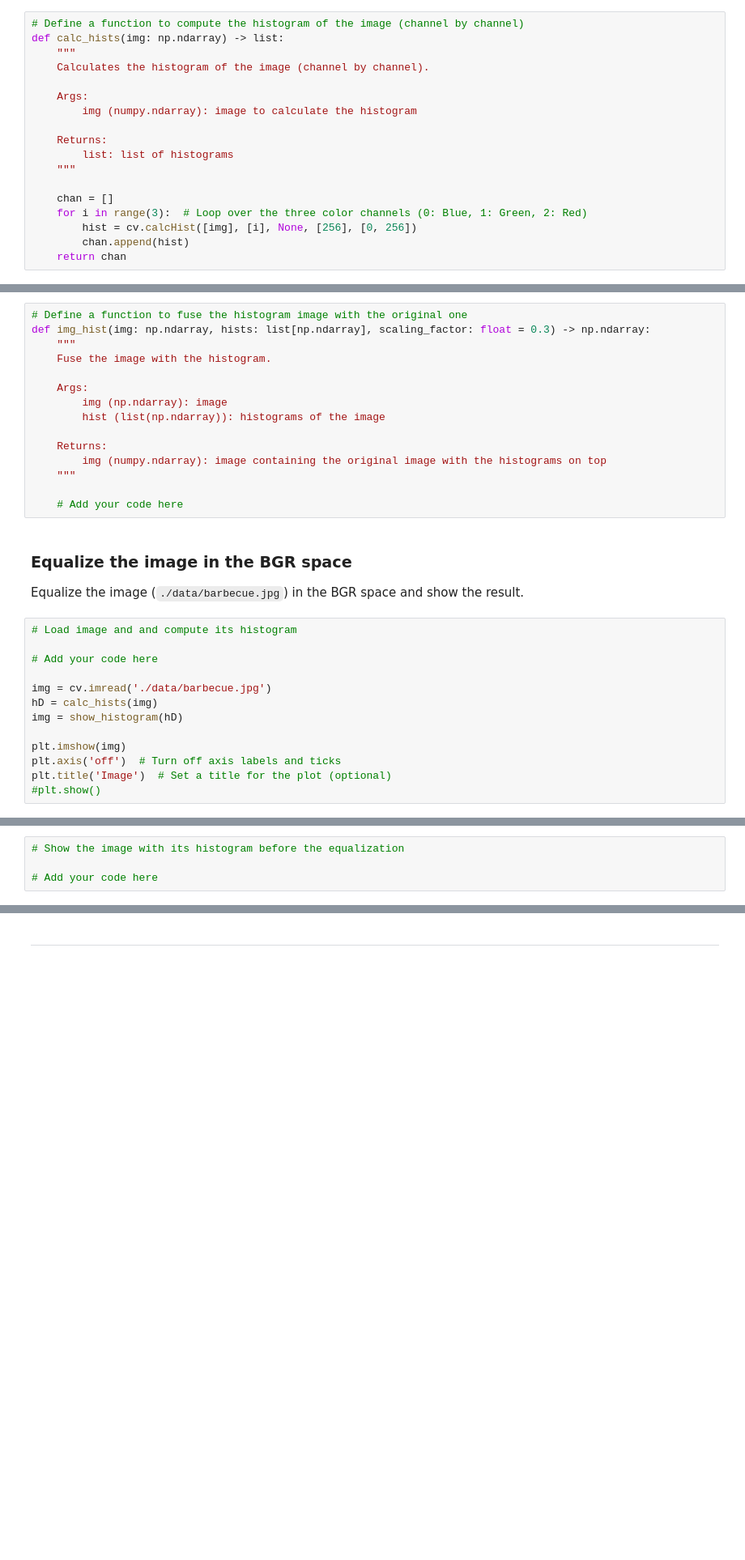
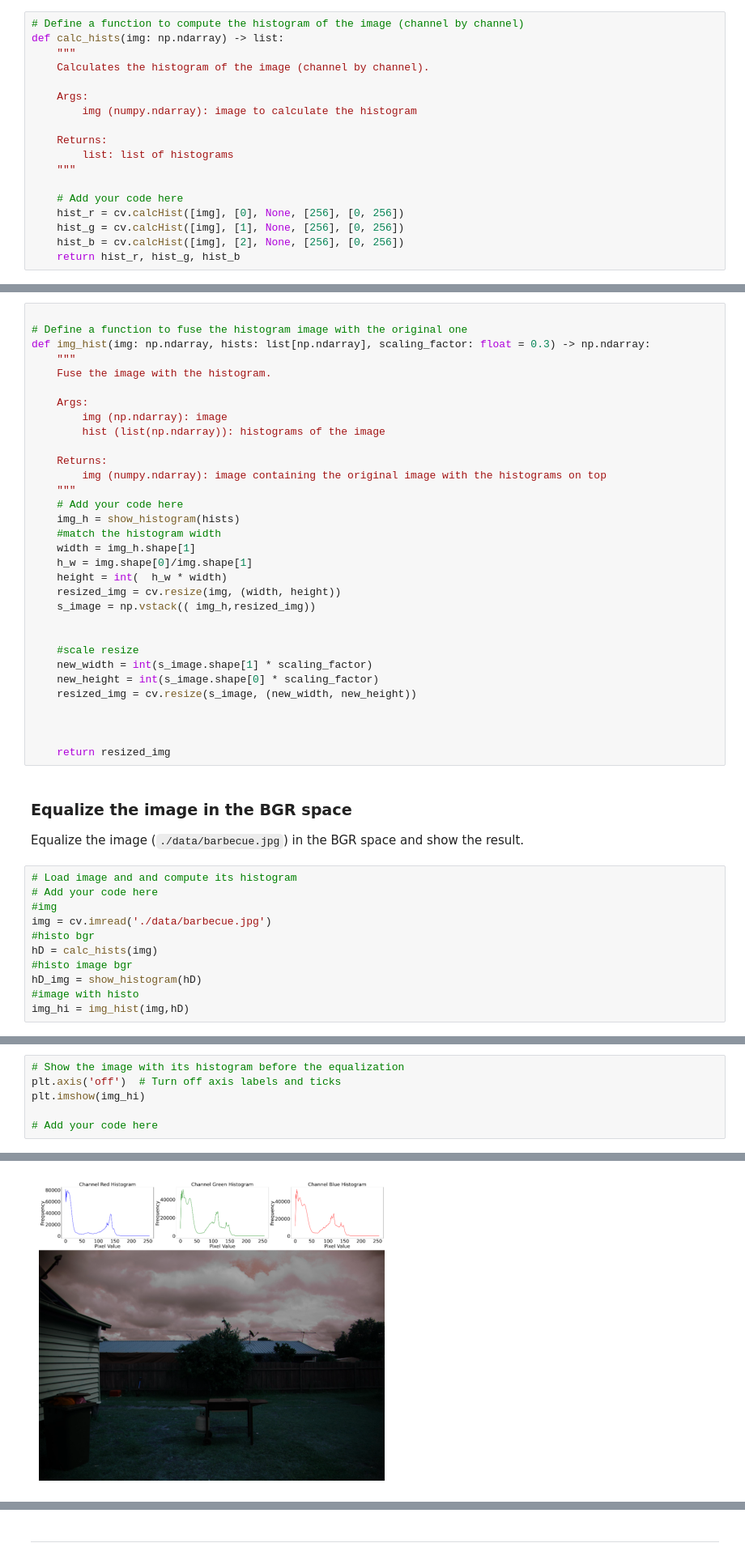
Before and after one commit to r15i/lab-computer-vision, a Jupyter notebook: lab1(consegna)/risi_emilio_lab01.ipynb, the cells around one changed output, grey strips where cells are left out. Shown at 81% size. Drawn from its saved outputs; the diff is of its cells as text; blank space fills up the shorter version.

```diff
--- a/lab1(consegna)/risi_emilio_lab01.ipynb
+++ b/lab1(consegna)/risi_emilio_lab01.ipynb
@@ -52,11 +52,11 @@ def calc_hists(img: np.ndarray) -> list:
         list: list of histograms
     """
 
-    chan = []
-    for i in range(3):  # Loop over the three color channels (0: Blue, 1: Green, 2: Red)
-        hist = cv.calcHist([img], [i], None, [256], [0, 256])
-        chan.append(hist)
-    return chan
+    # Add your code here
+    hist_r = cv.calcHist([img], [0], None, [256], [0, 256])
+    hist_g = cv.calcHist([img], [1], None, [256], [0, 256])
+    hist_b = cv.calcHist([img], [2], None, [256], [0, 256])
+    return hist_r, hist_g, hist_b
 # %%
 # Define a function to plot together the three histograms of the image
 # (plot only one if it is grayscale)
@@ -108,6 +99,7 @@ def show_histogram(hists: list) -> np.ndarray:
     # Convert image to cv2 format
     return cv.cvtColor(img, cv.COLOR_RGB2BGR)
 # %%
+
 # Define a function to fuse the histogram image with the original one
 def img_hist(img: np.ndarray, hists: list[np.ndarray], scaling_factor: float = 0.3) -> np.ndarray:
     """
@@ -120,22 +112,36 @@ def img_hist(img: np.ndarray, hists: list[np.ndarray], scaling_factor: float = 0
     Returns:
         img (numpy.ndarray): image containing the original image with the histograms on top
     """
+    # Add your code here
+    img_h = show_histogram(hists)
+    #match the histogram width
+    width = img_h.shape[1]
+    h_w = img.shape[0]/img.shape[1]
+    height = int(  h_w * width)
+    resized_img = cv.resize(img, (width, height))
+    s_image = np.vstack(( img_h,resized_img))
 
-    # Add your code here
+
+    #scale resize
+    new_width = int(s_image.shape[1] * scaling_factor)
+    new_height = int(s_image.shape[0] * scaling_factor)
+    resized_img = cv.resize(s_image, (new_width, new_height))
+
+
+
+    return resized_img
 # %% [markdown]
 ### Equalize the image in the BGR space
 
 Equalize the image (`./data/barbecue.jpg`) in the BGR space and show the result.
 # %%
 # Load image and and compute its histogram
-
 # Add your code here
-
+#img
 img = cv.imread('./data/barbecue.jpg')
+#histo bgr
 hD = calc_hists(img)
-img = show_histogram(hD)
-
-plt.imshow(img)
-plt.axis('off')  # Turn off axis labels and ticks
-plt.title('Image')  # Set a title for the plot (optional)
-#plt.show()
+#histo image bgr
+hD_img = show_histogram(hD)
+#image with histo
+img_hi = img_hist(img,hD)
@@ -145,4 +148,7 @@ Text(0.5, 1.0, 'Image')
 # %%
 # Show the image with its histogram before the equalization
+plt.axis('off')  # Turn off axis labels and ticks
+plt.imshow(img_hi)
 
 # Add your code here
+# %% [output]
@@ -148,0 +156 @@ Text(0.5, 1.0, 'Image')
+[figure, added]
```
Also changed, not shown: parts of 11 cells of this notebook, 3 other files.
